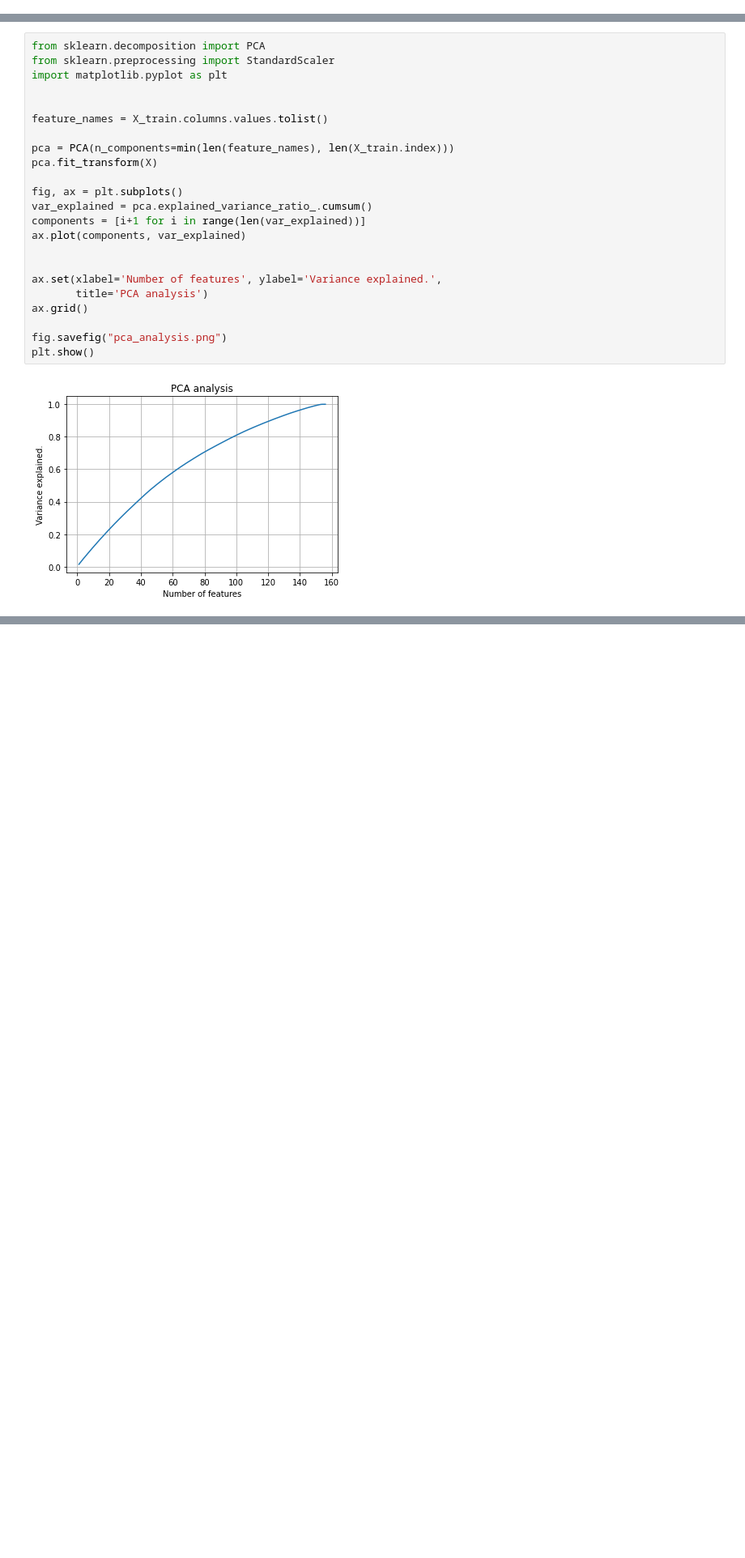
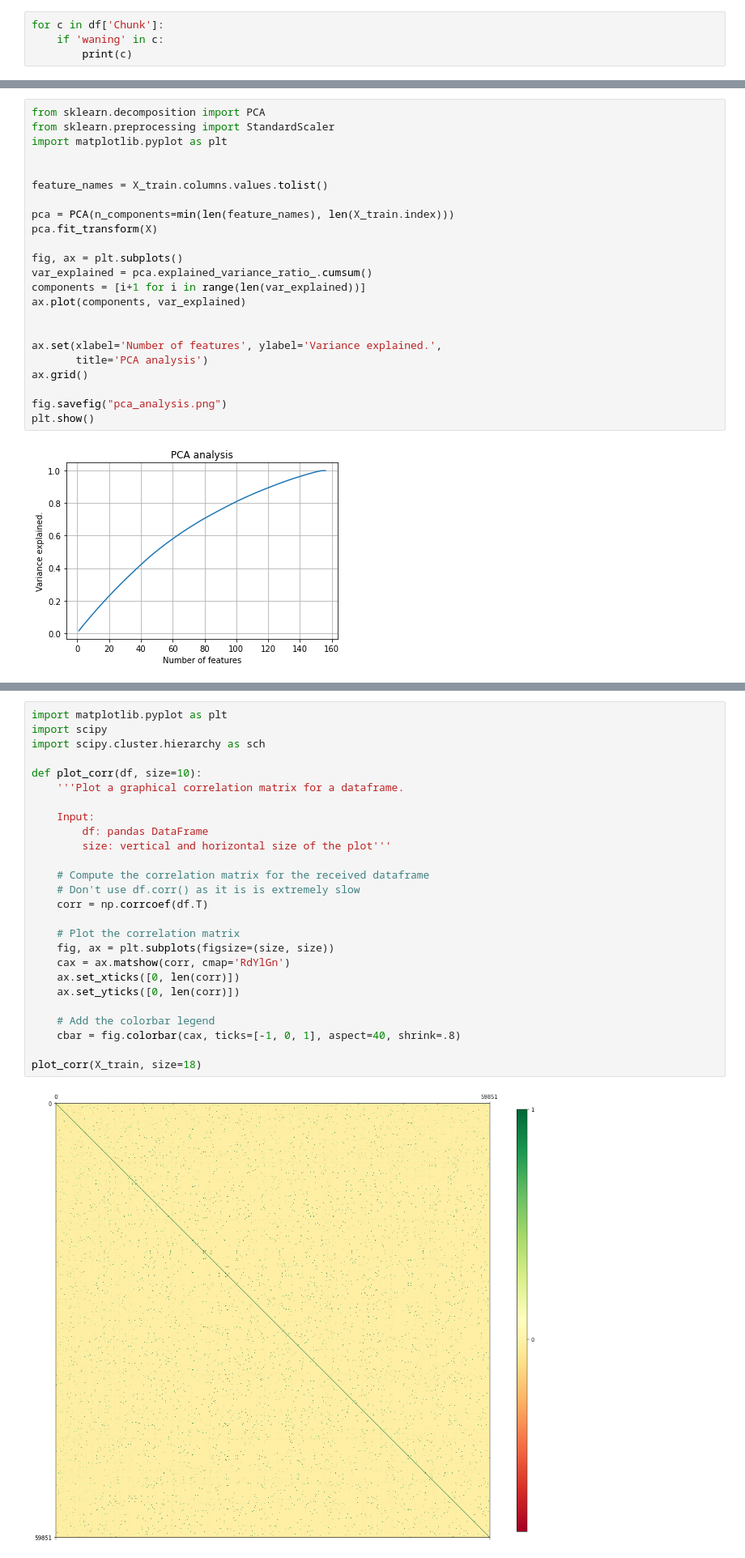
Before and after one commit to mkorob/AI_Authorship_Attribution, a Jupyter notebook: src/gpt-who.ipynb, the cells around one changed output, grey strips where cells are left out. Shown at 81% size. Saved outputs shown, nothing was run; the diff lists cells and outputs as text; blank space fills up the shorter version.

Commit message:
Add correlation matrix of variables

```diff
--- a/src/gpt-who.ipynb
+++ b/src/gpt-who.ipynb
@@ -122,3 +121,7 @@ Zhiqing Sun     15
 Hugo Touvron    12
 GPT-3.5          3
 Name: count, dtype: int64
+# %%
+for c in df['Chunk']:
+    if 'waning' in c:
+        print(c)
@@ -373,0 +383,28 @@ plt.show()
+# %%
+import matplotlib.pyplot as plt
+import scipy
+import scipy.cluster.hierarchy as sch
+
+def plot_corr(df, size=10):
+    '''Plot a graphical correlation matrix for a dataframe.
+
+    Input:
+        df: pandas DataFrame
+        size: vertical and horizontal size of the plot'''
+
+    # Compute the correlation matrix for the received dataframe
+    # Don't use df.corr() as it is is extremely slow
+    corr = np.corrcoef(df.T)
+
+    # Plot the correlation matrix
+    fig, ax = plt.subplots(figsize=(size, size))
+    cax = ax.matshow(corr, cmap='RdYlGn')
+    ax.set_xticks([0, len(corr)])
+    ax.set_yticks([0, len(corr)])
+
+    # Add the colorbar legend
+    cbar = fig.colorbar(cax, ticks=[-1, 0, 1], aspect=40, shrink=.8)
+
+plot_corr(X_train, size=18)
+# %% [output]
+[figure, added]
```
Also changed, not shown: parts of 11 cells of this notebook.
